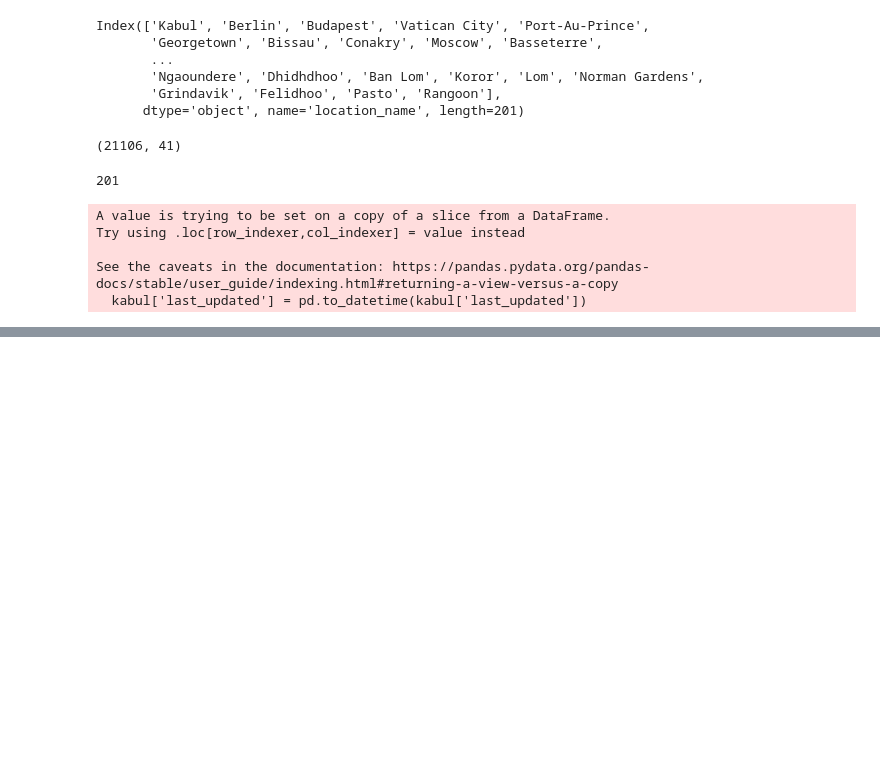
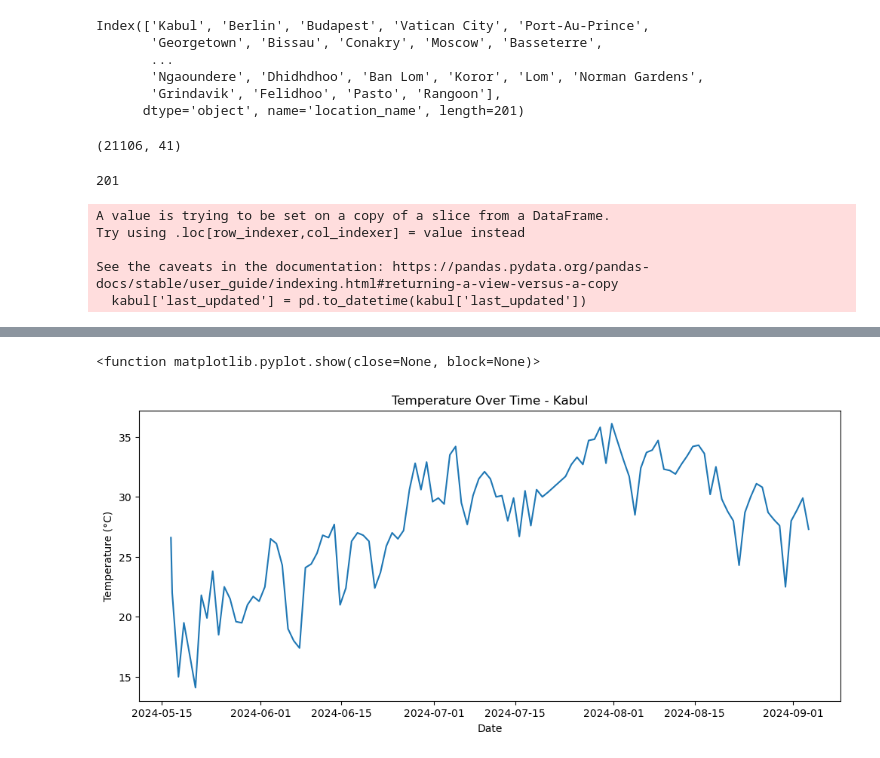
Before and after one commit to raaga-priya-p/weather-trend-forecasting, a Jupyter notebook: notebooks/01_data_exploration.ipynb, the cells around one changed output, grey strips where cells are left out. Drawn from its saved outputs; the diff is of its cells as text; code cells hidden in the pictures; blank space fills up the shorter version.

```diff
--- a/notebooks/01_data_exploration.ipynb
+++ b/notebooks/01_data_exploration.ipynb
@@ -226,0 +281,11 @@ kabul = kabul.sort_values('last_updated')
+# %%
+kabul = kabul.sort_values('last_updated')
+plt.figure(figsize=(12,5))
+plt.plot(kabul['last_updated'], kabul['temperature_celsius'])
+plt.title('Temperature Over Time - Kabul')
+plt.xlabel('Date')
+plt.ylabel('Temperature (°C)')
+plt.show
+# %% [output]
+<function matplotlib.pyplot.show(close=None, block=None)>
+[figure, added]
```
Also changed, not shown: parts of 10 cells of this notebook.
